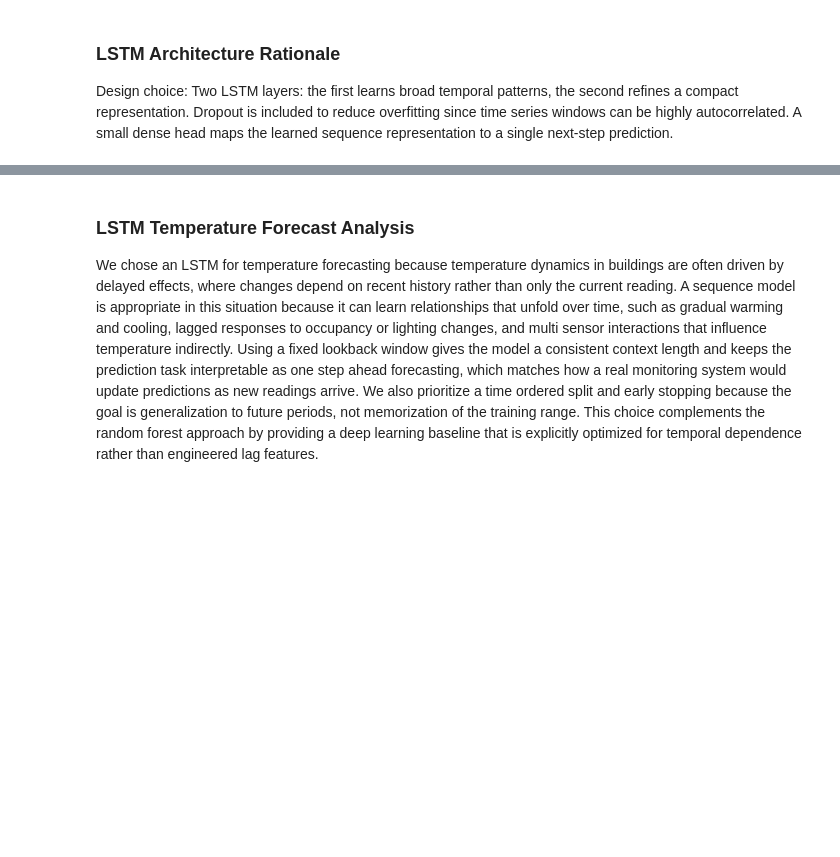
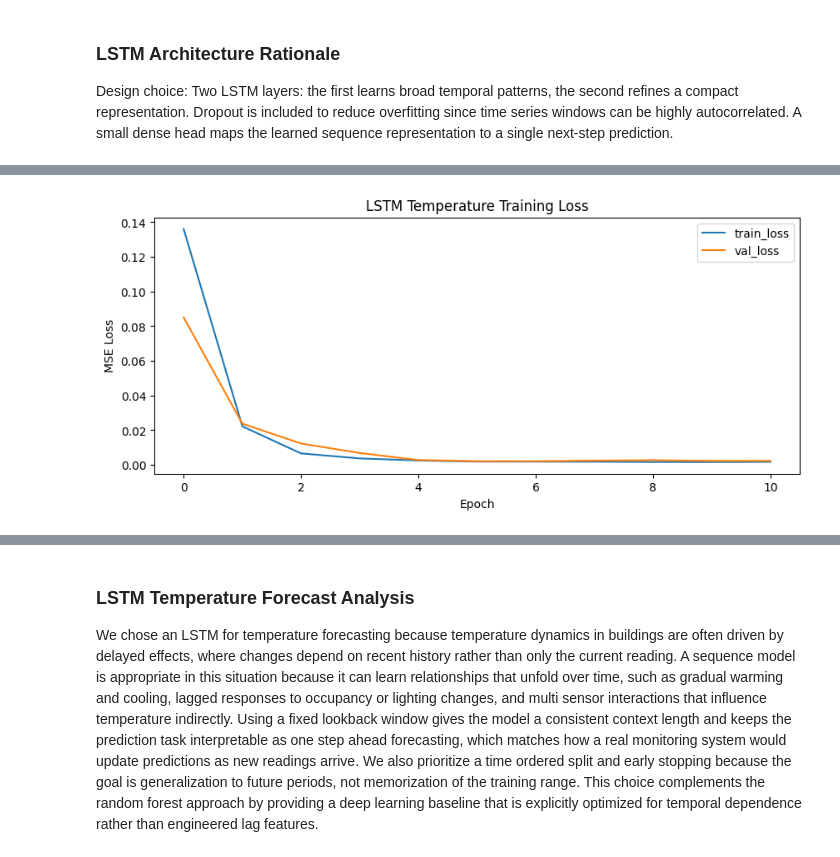
Before and after one commit to aaiprojects/aai-smart-building-iot, a Jupyter notebook: Team_6_Final Team Project Machine Learning IoT Application Design and Implementation.ipynb, the cells around one changed output, grey strips where cells are left out. Saved outputs shown, nothing was run; the diff lists cells and outputs as text; code cells hidden in the pictures; blank space fills up the shorter version.

Commit message:
Add files via upload
Updated temp charts

```diff
--- a/Team_6_Final Team Project Machine Learning IoT Application Design and Implementation.ipynb
+++ b/Team_6_Final Team Project Machine Learning IoT Application Design and Implementation.ipynb
@@ -52,7 +52,7 @@ We designed the data processing workflow to be reproducible from a fresh clone w
 #Denis
 #Design choice: see 'Denis Data Processing Design Choices' section above.
 #Local dataset folder (Windows) REMOVE WHEN DONE
-LOCAL_DATA_DIR =
+LOCAL_DATA_DIR = r"C:\Users\tommy\OneDrive\Desktop\IoT Final Project Dataset"
 
 def _find_best_csv_dir(root: str):
     direct = glob.glob(os.path.join(root, "*.csv"))
@@ -561,0 +562,77 @@ Epoch 11/25
+# %%
+#Thomas
+#Temperature LSTM Results + Charts
+
+window = x_train.shape[1]
+n_features = x_train.shape[2]
+temp_idx = model_df.columns.get_loc("Temperature")
+
+#Predicts on validation sequences
+y_pred_scaled = lstm_model.predict(x_val, verbose=0).reshape(-1)
+y_true_scaled = y_val.reshape(-1)
+
+#Robust inverse scaling for just the Temperature
+def invert_single_feature(scaler, scaled_vec, feature_index, n_features):
+    tmp = np.zeros((len(scaled_vec), n_features), dtype=float)
+    tmp[:, feature_index] = scaled_vec
+    inv = scaler.inverse_transform(tmp)
+    return inv[:, feature_index]
+
+y_pred_temp = invert_single_feature(scaler, y_pred_scaled, temp_idx, n_features)
+y_true_temp = invert_single_feature(scaler, y_true_scaled, temp_idx, n_features)
+
+#Build aligned timestamps for y at t+window
+temp_ts = val_df.index[window: window + len(y_true_temp)]
+
+temp_results = pd.DataFrame({
+    "timestamp": pd.to_datetime(temp_ts),
+    "actual_temperature": y_true_temp,
+    "pred_temperature": y_pred_temp
+}).set_index("timestamp")
+
+temp_results["temp_abs_error"] = (temp_results["actual_temperature"] - temp_results["pred_temperature"]).abs()
+
+print(temp_results.head())
+
+#Plot 1: Loss curves
+plt.figure(figsize=(10,4))
+plt.plot(history.history["loss"], label="train_loss")
+plt.plot(history.history["val_loss"], label="val_loss")
+plt.title("LSTM Temperature Training Loss")
+plt.xlabel("Epoch")
+plt.ylabel("MSE Loss")
+plt.legend()
+plt.show()
+
+#Plot 2: Actual vs Predicted
+plt.figure(figsize=(14,5))
+plt.plot(temp_results.index, temp_results["actual_temperature"], label="Actual Temperature")
+plt.plot(temp_results.index, temp_results["pred_temperature"], label="Predicted Temperature")
+plt.title("Temperature: Actual vs Predicted (Validation)")
+plt.xlabel("Time")
+plt.ylabel("Temperature")
+plt.legend()
+plt.show()
+
+#Plot 3: Zoomed last N points for readability
+N = 600
+tail = temp_results.tail(N)
+
+plt.figure(figsize=(14,5))
+plt.plot(tail.index, tail["actual_temperature"], label="Actual Temperature")
+plt.plot(tail.index, tail["pred_temperature"], label="Predicted Temperature")
+plt.title(f"Temperature: Actual vs Predicted (Last {N} Points)")
+plt.xlabel("Time")
+plt.ylabel("Temperature")
+plt.legend()
+plt.show()
+
+#Plot 4: Error over time
+plt.figure(figsize=(14,4))
+plt.plot(temp_results.index, temp_results["temp_abs_error"], label="Absolute Error")
+plt.title("Temperature Absolute Error Over Time")
+plt.xlabel("Time")
+plt.ylabel("Absolute Error")
+plt.legend()
+plt.show()
+# %% [output]
@@ -561,0 +646 @@ Epoch 11/25
+[figure, added]
```
Also changed, not shown: parts of 7 cells of this notebook.
